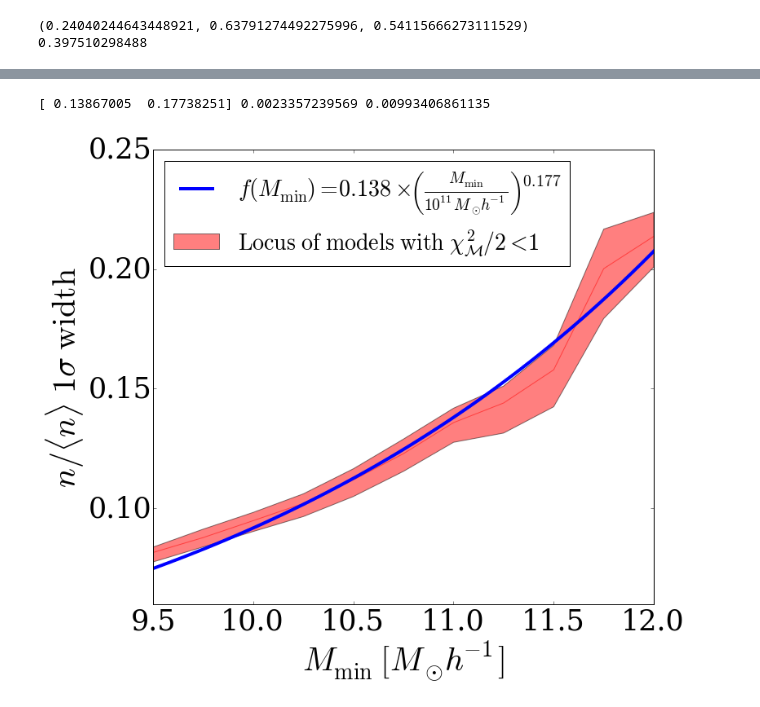
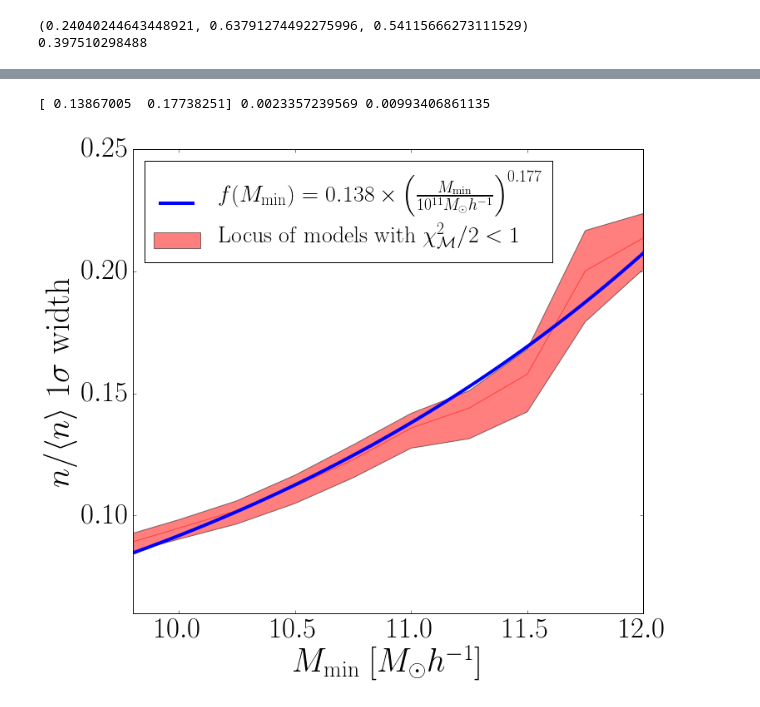
Before and after one commit to astroandes/LAEsBayes, a Jupyter notebook: code/paper_plots.ipynb, the cells around one changed output, grey strips where cells are left out. Drawn from its saved outputs; the diff is of its cells as text; code cells hidden in the pictures.

```diff
--- a/code/paper_plots.ipynb
+++ b/code/paper_plots.ipynb
@@ -271,32 +271,32 @@ fig = plt.figure(1, figsize=(11,10))
 ax = plt.axes()
 set_ticklabels(ax, size=35)
 
 ax.fill_between(center_log_m_min, delta_f_occ_distro[:,0], delta_f_occ_distro[:,2], facecolor='red',
                 interpolate=True, alpha=0.5)
 plt.plot(center_log_m_min, delta_f_occ_distro[:,1], color='red', alpha=0.5)
 
 popt, pcov = curve_fit(func, 10**(center_log_m_min), delta_f_occ_distro[:,1])
 print popt, np.sqrt(pcov[0,0]), np.sqrt(pcov[1,1])
 
 x = np.linspace(8.0, 13.0, 100)
 a = plt.plot(x, func(10**(x), 0.138, 0.177), lw=4,
              label=r"$f (M_{\rm min}) = 0.138 \times \left(\frac{M_{\rm min}}{10^{11} M_{\odot} h^{-1}}\right)^{0.177}$")
 
 plt.xlabel(r'$M_{\rm min}\ [M_{\odot} h^{-1}]$', size=40.0)
 plt.ylabel(r'$n/\langle n \rangle\ 1\sigma\ \mathrm{width}$', size=40.0)
-plt.xlim(9.5,12.0)
+plt.xlim(9.8,12.0)
 plt.ylim(0.06,0.25)
 
 
 r_handle = plt.Rectangle((0, 0), 1, 1, fc='red', alpha=0.5)
 r_label = r'$\mathrm{Locus\ of\ models \ with}\ \chi_{\mathcal{M}}^2/2<1$'
 handles, labels = ax.get_legend_handles_labels()
 handles.append(r_handle)
 labels.append(r_label)
 
 ax.legend(handles, labels, prop={'size':28},loc=2)
 
 plt.savefig('../paper/fig6.pdf', bbox_inches='tight')
 # %% [output]
 [ 0.13867005  0.17738251] 0.0023357239569 0.00993406861135
-[figure, old version]
+[figure, new version]
```
Also changed, not shown: parts of 1 cell of this notebook.
